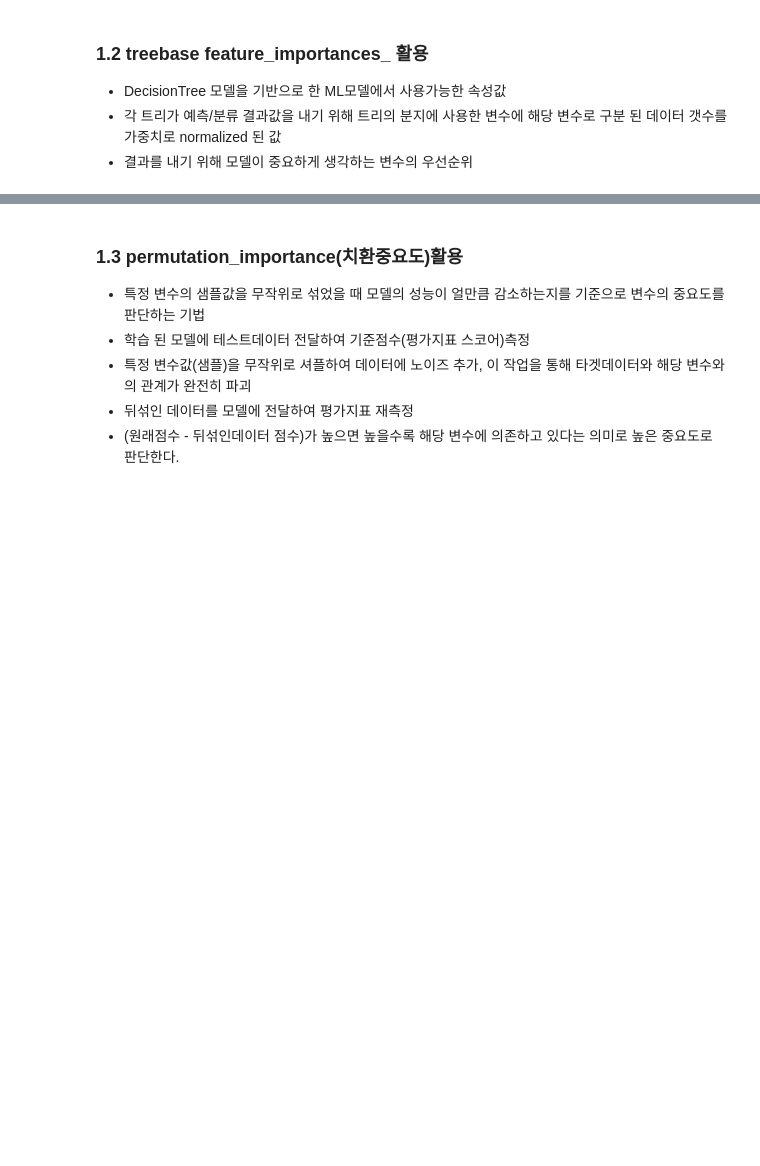
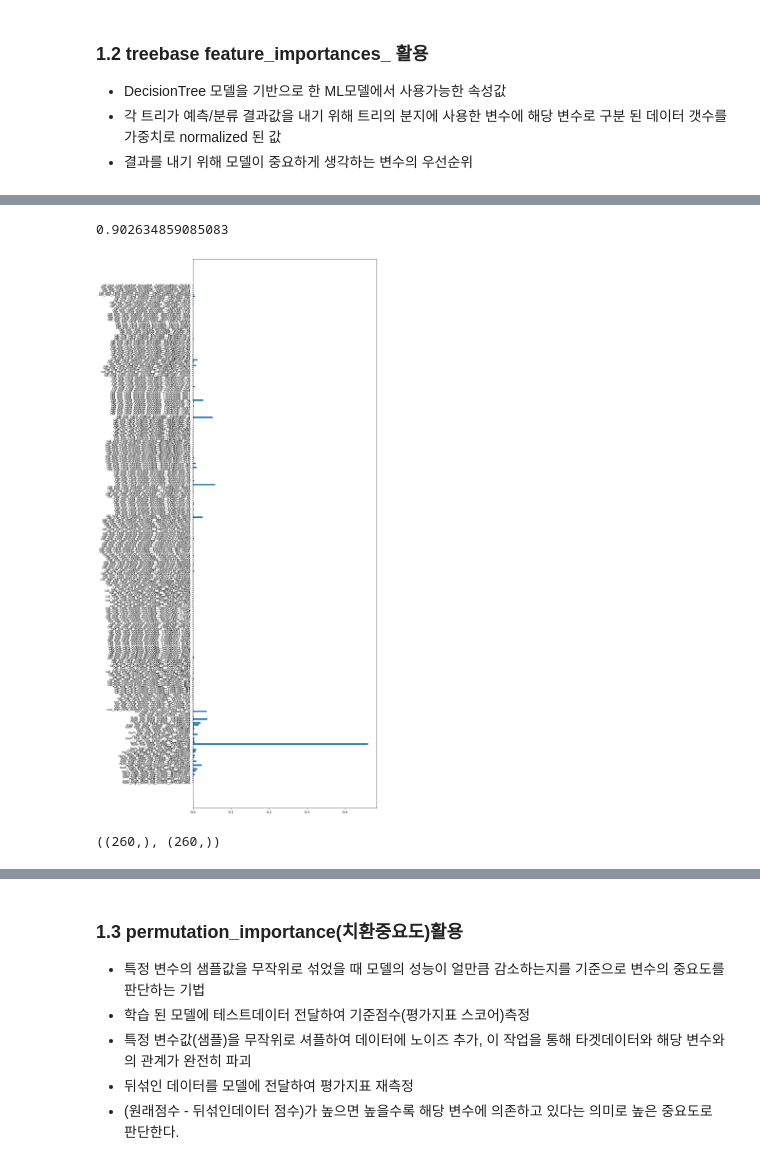
Before and after one commit to overgroove/samsung_lecture, a Jupyter notebook: 05_feature_eng_selection.ipynb, the cells around one changed output, grey strips where cells are left out. Cells and saved outputs as stored; diff of their text form; code cells hidden in the pictures; blank space fills up the shorter version.

```diff
--- a/05_feature_eng_selection.ipynb
+++ b/05_feature_eng_selection.ipynb
@@ -30,0 +31,3 @@ pd.options.display.max_rows = 200
+# %%
+# 학습데이터 분리
+X_train, X_test, y_train, y_test = data['X_train'], data['X_test'], data['y_train'], data['y_test']
@@ -85,0 +126,19 @@ Index(['num_high_skew__MSSubClass', 'num_high_skew__LotFrontage',
+# %%
+# treebase model feature importances_ 활용
+# xgboost Re
+from xgboost import XGBRegressor
+xgbr = XGBRegressor(random_state=42)
+xgbr.fit(X_train, y_train)
+xgbr.score(X_test, y_test)
+# %% [output]
+0.902634859085083
+# %%
+plt.figure(figsize=(10, 30))
+plt.barh(X_train.columns, xgbr.feature_importances_)
+plt.show()
+# %% [output]
+[figure, added]
+# %%
+xgbr.feature_importances_.shape, X_train.columns.shape
+# %% [output]
+((260,), (260,))
```
Also changed, not shown: parts of 26 cells of this notebook.
